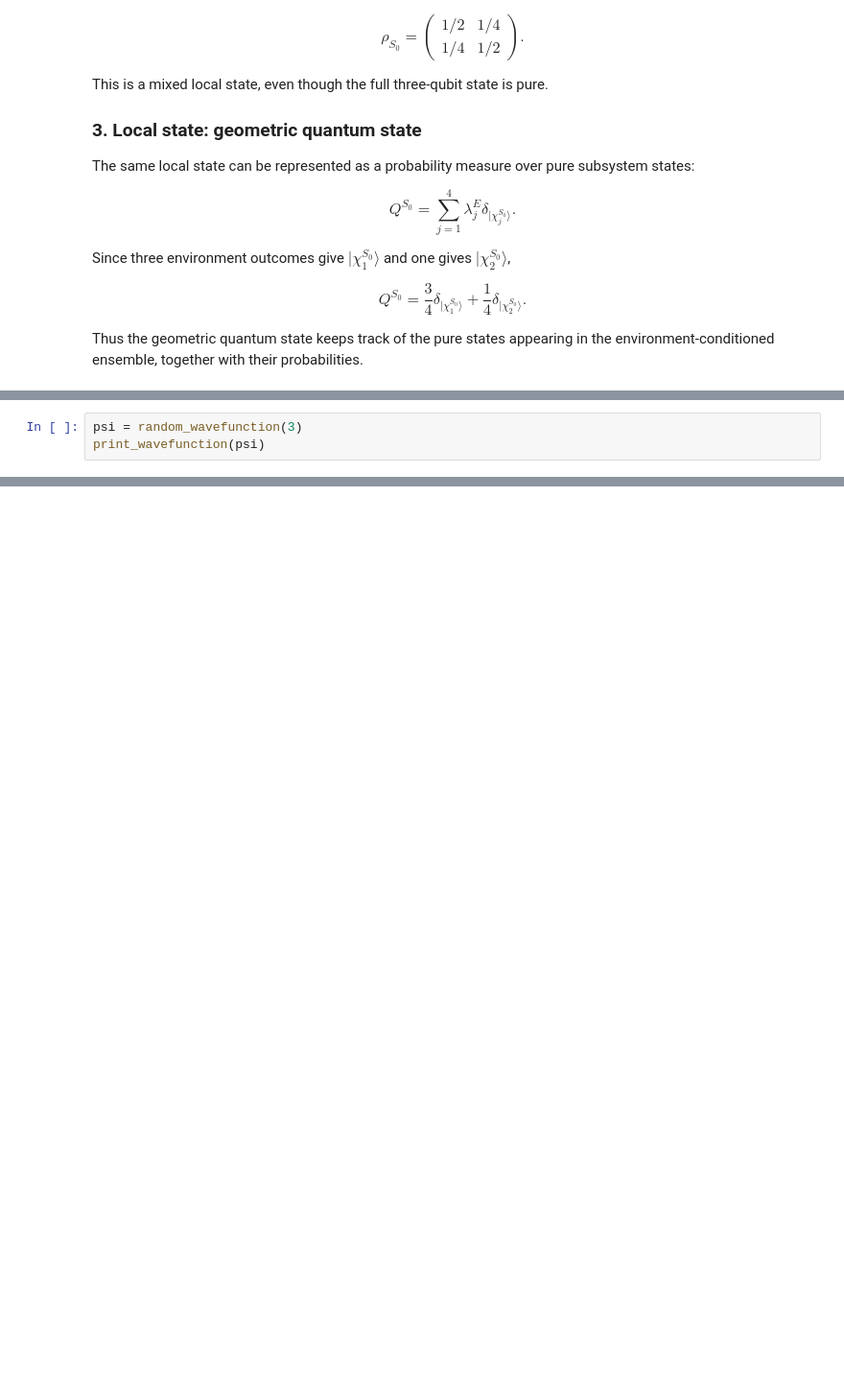
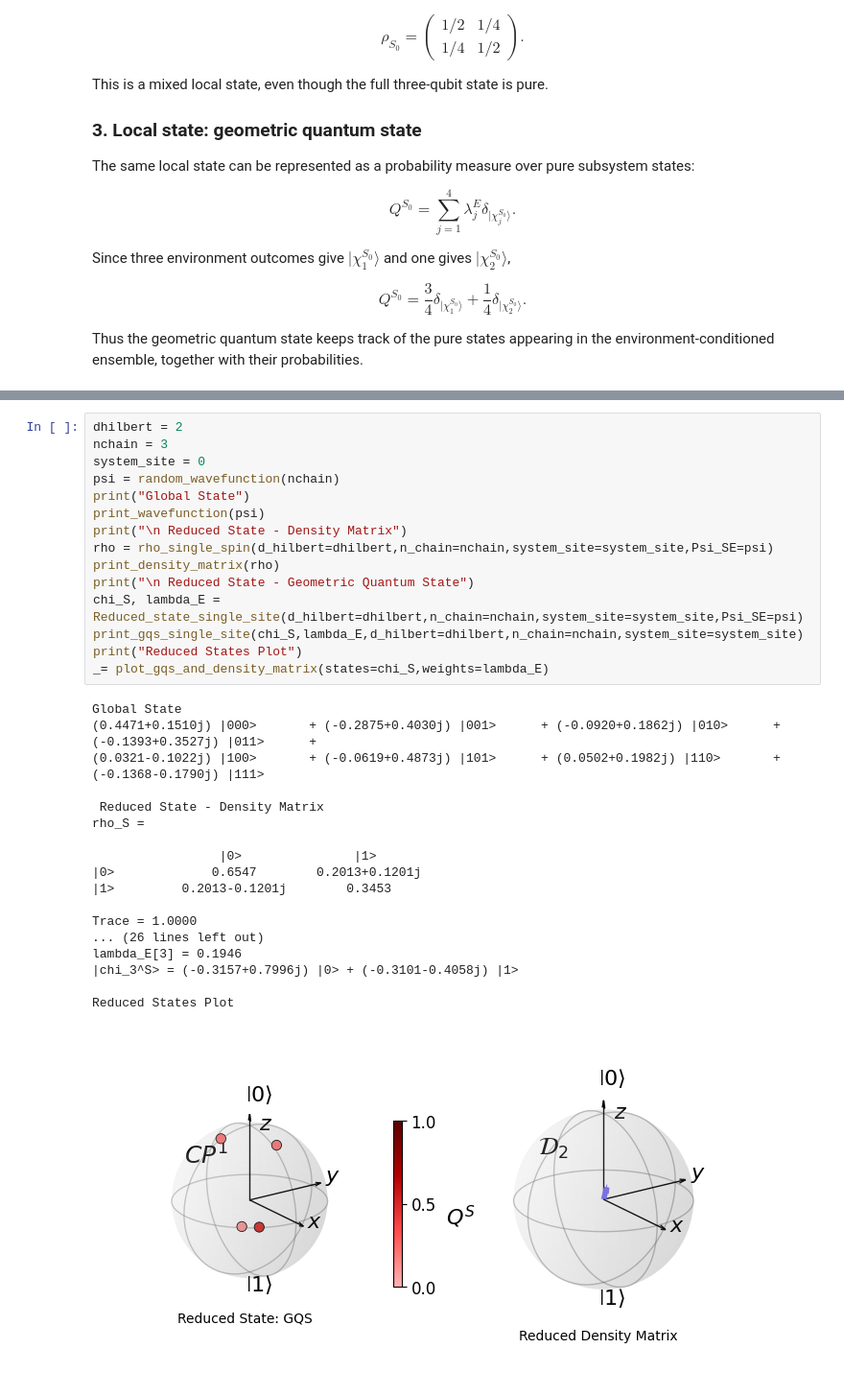
Before and after one commit to Kommmi/Qaos, a Jupyter notebook: 01_GQS.ipynb, the cells around one changed output, grey strips where cells are left out. Shown at 96% size. Saved outputs shown, nothing was run; the diff lists cells and outputs as text; blank space fills up the shorter version.

```diff
--- a/01_GQS.ipynb
+++ b/01_GQS.ipynb
@@ -156,3 +335,0 @@ def print_wavefunction(psi, tol=1e-12):
-# %%
-psi = random_wavefunction(3)
-print_wavefunction(psi)
@@ -167,0 +881,34 @@ print_wavefunction(psi)
+# %%
+dhilbert = 2
+nchain = 3
+system_site = 0
+psi = random_wavefunction(nchain)
+print("Global State")
+print_wavefunction(psi)
+print("\n Reduced State - Density Matrix")
+rho = rho_single_spin(d_hilbert=dhilbert,n_chain=nchain,system_site=system_site,Psi_SE=psi)
+print_density_matrix(rho)
+print("\n Reduced State - Geometric Quantum State")
+chi_S, lambda_E = Reduced_state_single_site(d_hilbert=dhilbert,n_chain=nchain,system_site=system_site,Psi_SE=psi)
+print_gqs_single_site(chi_S,lambda_E,d_hilbert=dhilbert,n_chain=nchain,system_site=system_site)
+print("Reduced States Plot")
+_= plot_gqs_and_density_matrix(states=chi_S,weights=lambda_E)
+# %% [output]
+Global State
+(0.4471+0.1510j) |000>       + (-0.2875+0.4030j) |001>      + (-0.0920+0.1862j) |010>      + (-0.1393+0.3527j) |011>      +
+(0.0321-0.1022j) |100>       + (-0.0619+0.4873j) |101>      + (0.0502+0.1982j) |110>       + (-0.1368-0.1790j) |111>
+
+ Reduced State - Density Matrix
+rho_S =
+
+                 |0>               |1>
+|0>             0.6547        0.2013+0.1201j
+|1>         0.2013-0.1201j        0.3453
+
+Trace = 1.0000
+... (26 lines left out)
+lambda_E[3] = 0.1946
+|chi_3^S> = (-0.3157+0.7996j) |0> + (-0.3101-0.4058j) |1>
+
+Reduced States Plot
+[figure, added]
```
Also changed, not shown: parts of 12 cells of this notebook.
